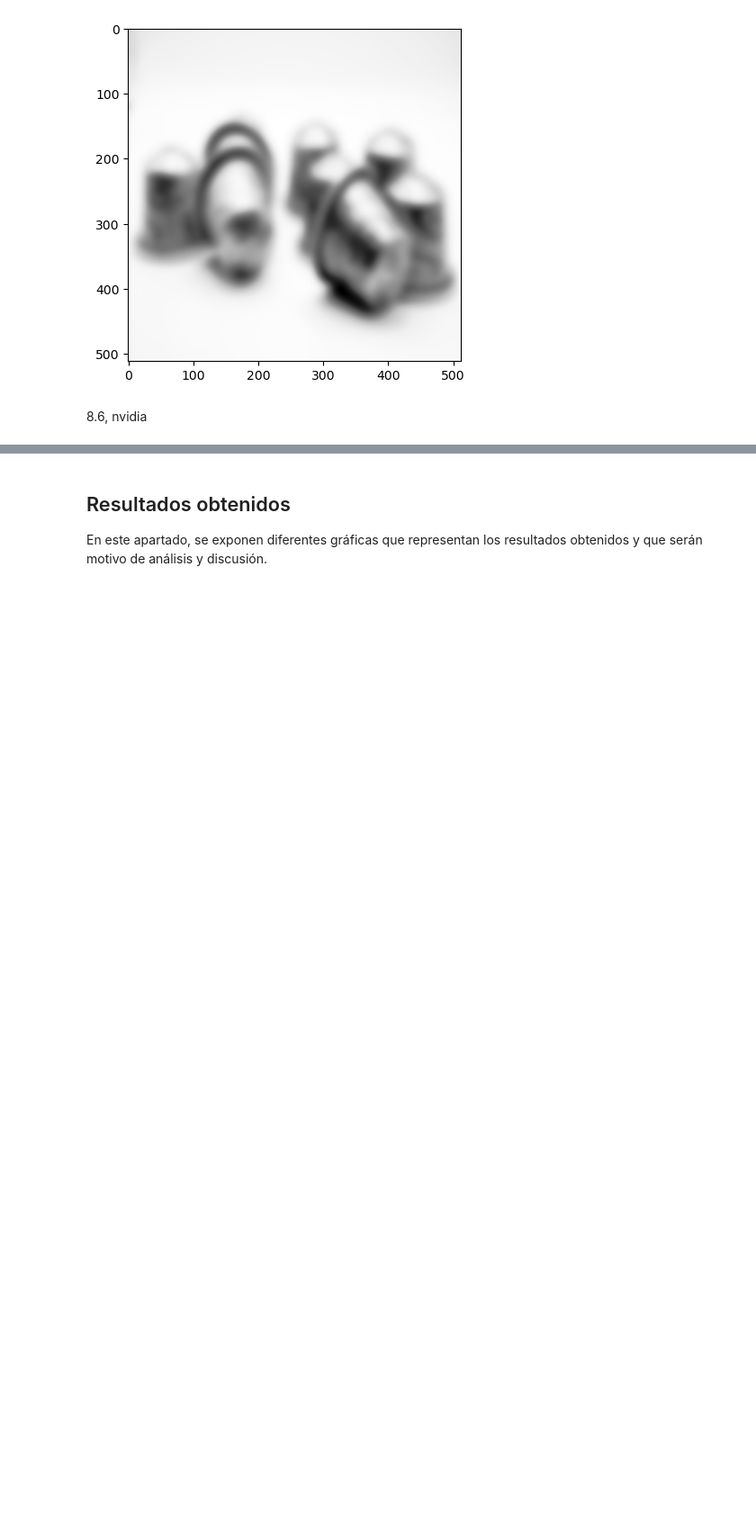
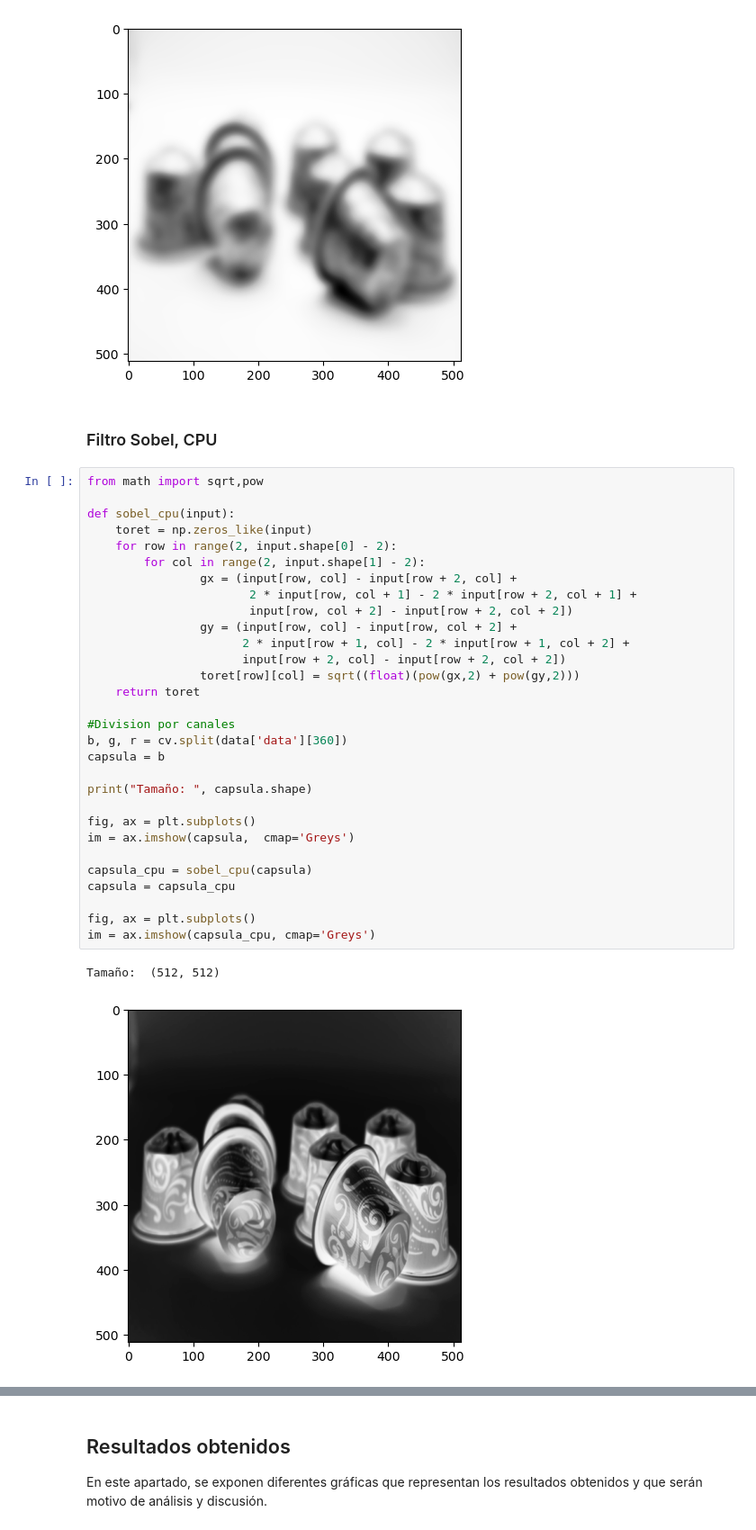
Before and after one commit to Miguigg/Streams, a Jupyter notebook: CDAP_CUDA_STREAMS.ipynb, the cells around one changed output, grey strips where cells are left out. Shown at 90% size. Cells and saved outputs as stored; diff of their text form; blank space fills up the shorter version.

```diff
--- a/CDAP_CUDA_STREAMS.ipynb
+++ b/CDAP_CUDA_STREAMS.ipynb
@@ -120,5 +150,38 @@ im = ax.imshow(capsula_blurred, cmap='Greys')
 Tamaño:  (512, 512)
 [figure]
 [figure]
-# %% [markdown]
-8.6, nvidia
+# %% [markdown]
+### Filtro Sobel, CPU
+# %%
+from math import sqrt,pow
+
+def sobel_cpu(input):
+    toret = np.zeros_like(input)
+    for row in range(2, input.shape[0] - 2):
+        for col in range(2, input.shape[1] - 2):
+                gx = (input[row, col] - input[row + 2, col] +
+                       2 * input[row, col + 1] - 2 * input[row + 2, col + 1] +
+                       input[row, col + 2] - input[row + 2, col + 2])
+                gy = (input[row, col] - input[row, col + 2] +
+                      2 * input[row + 1, col] - 2 * input[row + 1, col + 2] +
+                      input[row + 2, col] - input[row + 2, col + 2])
+                toret[row][col] = sqrt((float)(pow(gx,2) + pow(gy,2)))
+    return toret
+
+#Division por canales
+b, g, r = cv.split(data['data'][360])
+capsula = b
+
+print("Tamaño: ", capsula.shape)
+
+fig, ax = plt.subplots()
+im = ax.imshow(capsula,  cmap='Greys')
+
+capsula_cpu = sobel_cpu(capsula)
+capsula = capsula_cpu
+
+fig, ax = plt.subplots()
+im = ax.imshow(capsula_cpu, cmap='Greys')
+# %% [output]
+Tamaño:  (512, 512)
+[figure, added]
```
Also changed, not shown: parts of 14 cells of this notebook.
